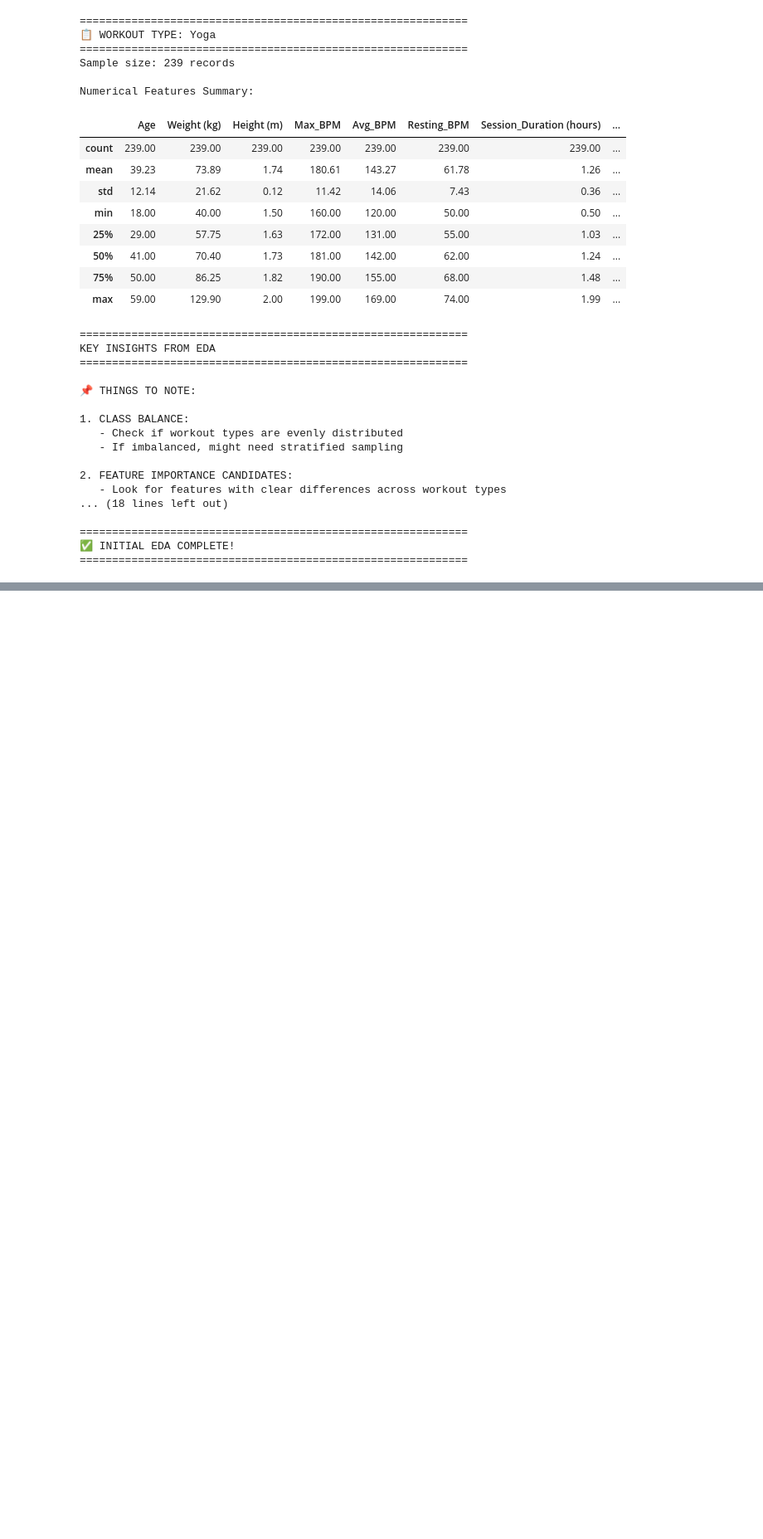
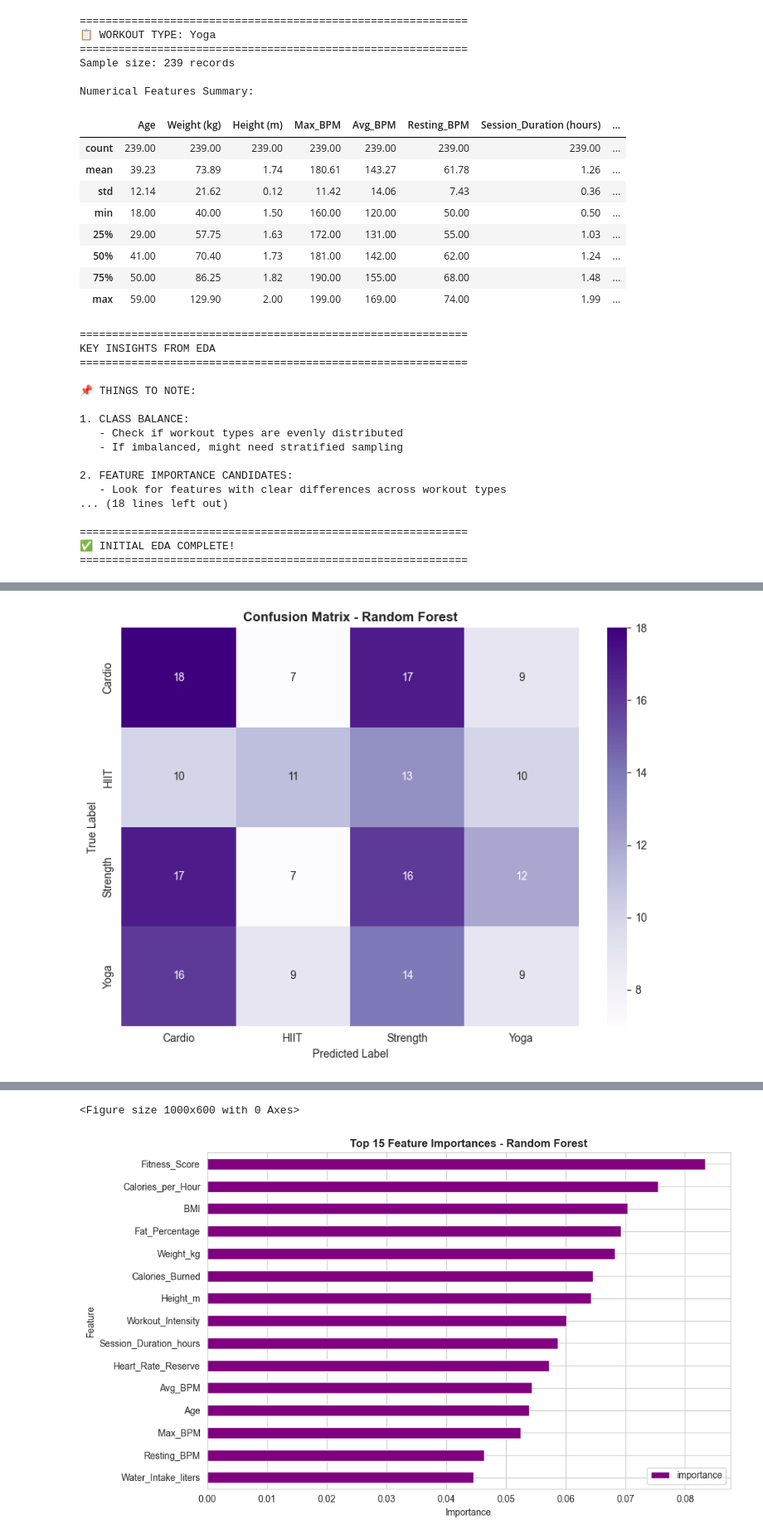
Before and after one commit to ilhamksyuriadi/workout-recommendation, a Jupyter notebook: notebook.ipynb, the cells around one changed output, grey strips where cells are left out. Shown at 83% size. Drawn from its saved outputs; the diff is of its cells as text; code cells hidden in the pictures; blank space fills up the shorter version.

```diff
--- a/notebook.ipynb
+++ b/notebook.ipynb
@@ -680,0 +1315,68 @@ KEY INSIGHTS FROM EDA
+# %%
+# # 4. Model 3: Random Forest
+
+# %%
+print("\n" + "="*60)
+print("MODEL 3: RANDOM FOREST")
+print("="*60)
+
+# Train Random Forest
+rf_model = RandomForestClassifier(
+    n_estimators=100,
+    max_depth=15,
+    min_samples_split=10,
+    min_samples_leaf=5,
+    random_state=42,
+    n_jobs=-1
+)
+
+print("\n🔄 Training Random Forest...")
+rf_model.fit(X_train, y_train)
+print("✅ Training complete!")
+
+# Predictions
+y_train_pred_rf = rf_model.predict(X_train)
+y_val_pred_rf = rf_model.predict(X_val)
+
+# Accuracy
+train_acc_rf = accuracy_score(y_train, y_train_pred_rf)
+val_acc_rf = accuracy_score(y_val, y_val_pred_rf)
+
+print(f"\n📊 Results:")
+print(f"  Training Accuracy:   {train_acc_rf:.4f} ({train_acc_rf*100:.2f}%)")
+print(f"  Validation Accuracy: {val_acc_rf:.4f} ({val_acc_rf*100:.2f}%)")
+
+# Classification Report
+print(f"\n📋 Classification Report (Validation Set):")
+print(classification_report(y_val, y_val_pred_rf))
+
+# Confusion Matrix
+cm_rf = confusion_matrix(y_val, y_val_pred_rf)
+plt.figure(figsize=(8, 6))
+sns.heatmap(cm_rf, annot=True, fmt='d', cmap='Purples',
+            xticklabels=sorted(y_val.unique()),
+            yticklabels=sorted(y_val.unique()))
+plt.title('Confusion Matrix - Random Forest', fontweight='bold')
+plt.ylabel('True Label')
+plt.xlabel('Predicted Label')
+plt.tight_layout()
+plt.show()
+
+# Feature Importance (Random Forest)
+feature_importance_rf = pd.DataFrame({
+    'feature': feature_names,
+    'importance': rf_model.feature_importances_
+}).sort_values('importance', ascending=False)
+
+print("\n🔍 Top 10 Important Features (Random Forest):")
+print(feature_importance_rf.head(10))
+
+plt.figure(figsize=(10, 6))
+feature_importance_rf.head(15).plot(x='feature', y='importance', kind='barh', color='purple')
+plt.title('Top 15 Feature Importances - Random Forest', fontweight='bold')
+plt.xlabel('Importance')
+plt.ylabel('Feature')
+plt.gca().invert_yaxis()
+plt.tight_layout()
+plt.show()
+# %% [output]
@@ -680,0 +1400 @@ KEY INSIGHTS FROM EDA
+[figure, added]
@@ -680,0 +1413,2 @@ KEY INSIGHTS FROM EDA
+<Figure size 1000x600 with 0 Axes>
+[figure, added]
```
Also changed, not shown: parts of 21 cells of this notebook, 2 other files.
